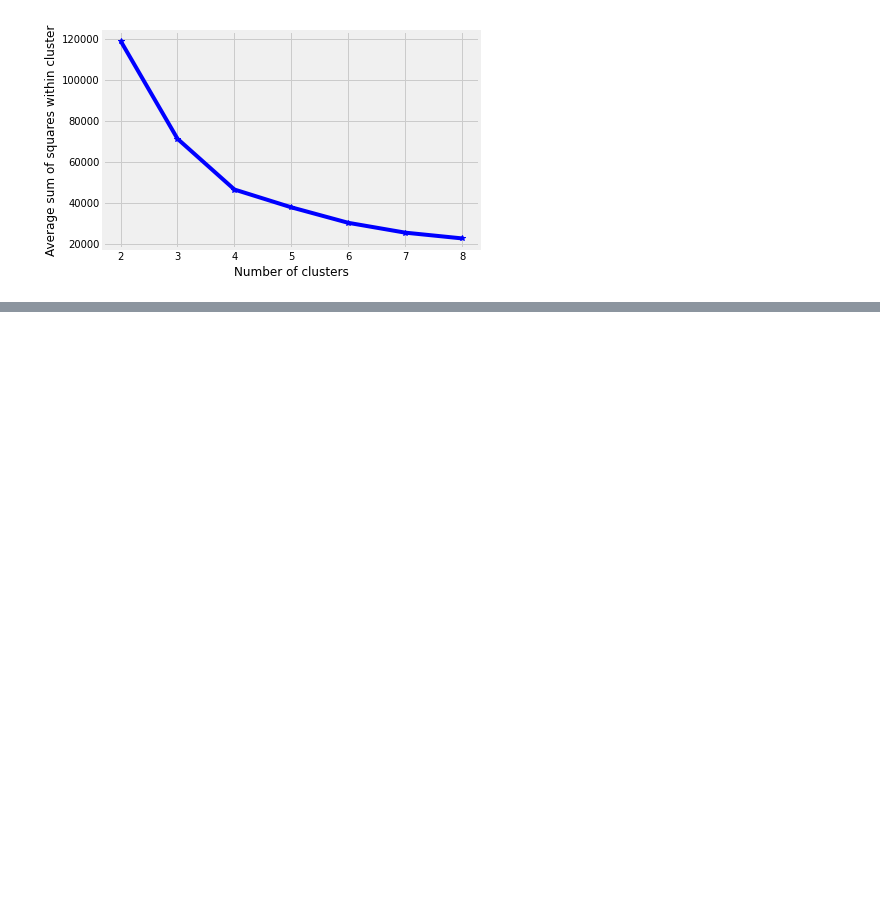
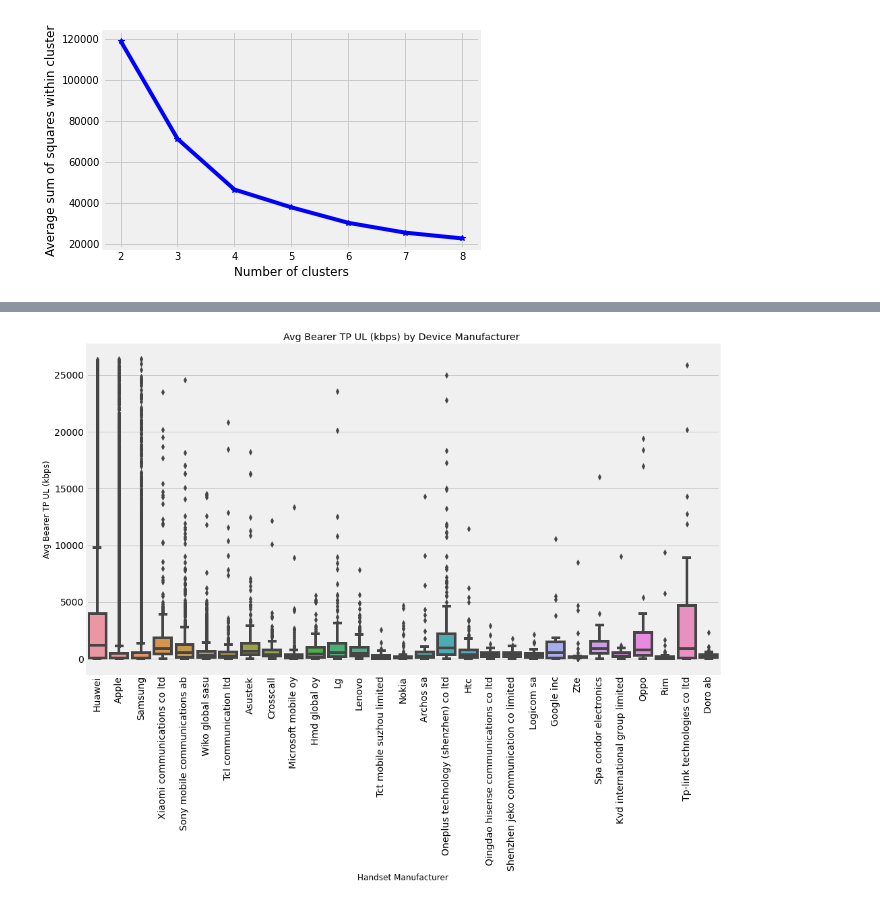
Before and after one commit to fbagire/Telecomm_data_analysis, a Jupyter notebook: data_cleaning.ipynb, the cells around one changed output, grey strips where cells are left out. Cells and saved outputs as stored; diff of their text form; code cells hidden in the pictures; blank space fills up the shorter version.

```diff
--- a/data_cleaning.ipynb
+++ b/data_cleaning.ipynb
@@ -957,0 +1000,5 @@ Name: TCP UL Retrans. Vol (Bytes), dtype: int64
+# %%
+plot_box_multi(devices_df,x_col='Handset Manufacturer',y_col='Avg Bearer TP UL (kbps)',
+               rot=90,figsize=(15,9), title='Avg Bearer TP UL (kbps) by Device Manufacturer ')
+# %% [output]
+[figure, added]
```
Also changed, not shown: parts of 60 cells of this notebook.
